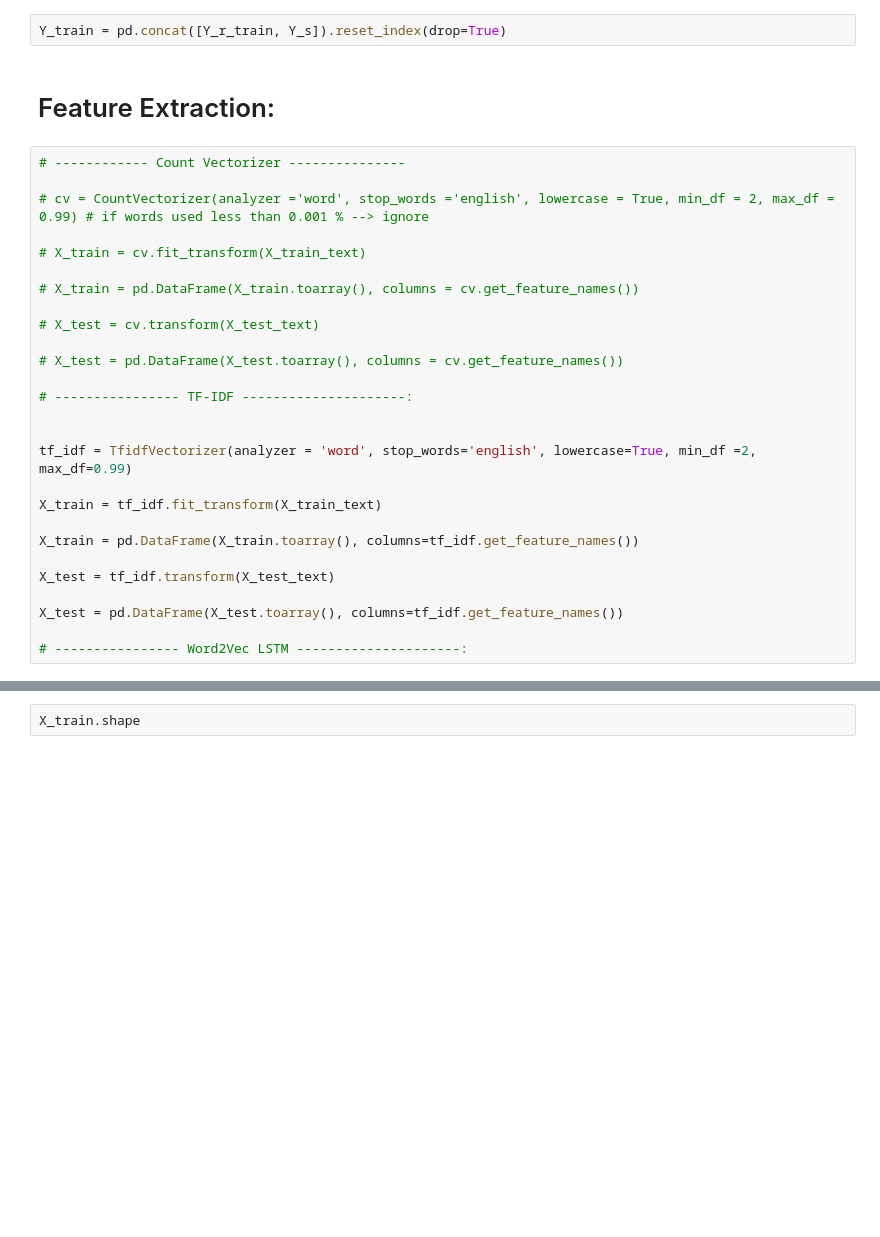
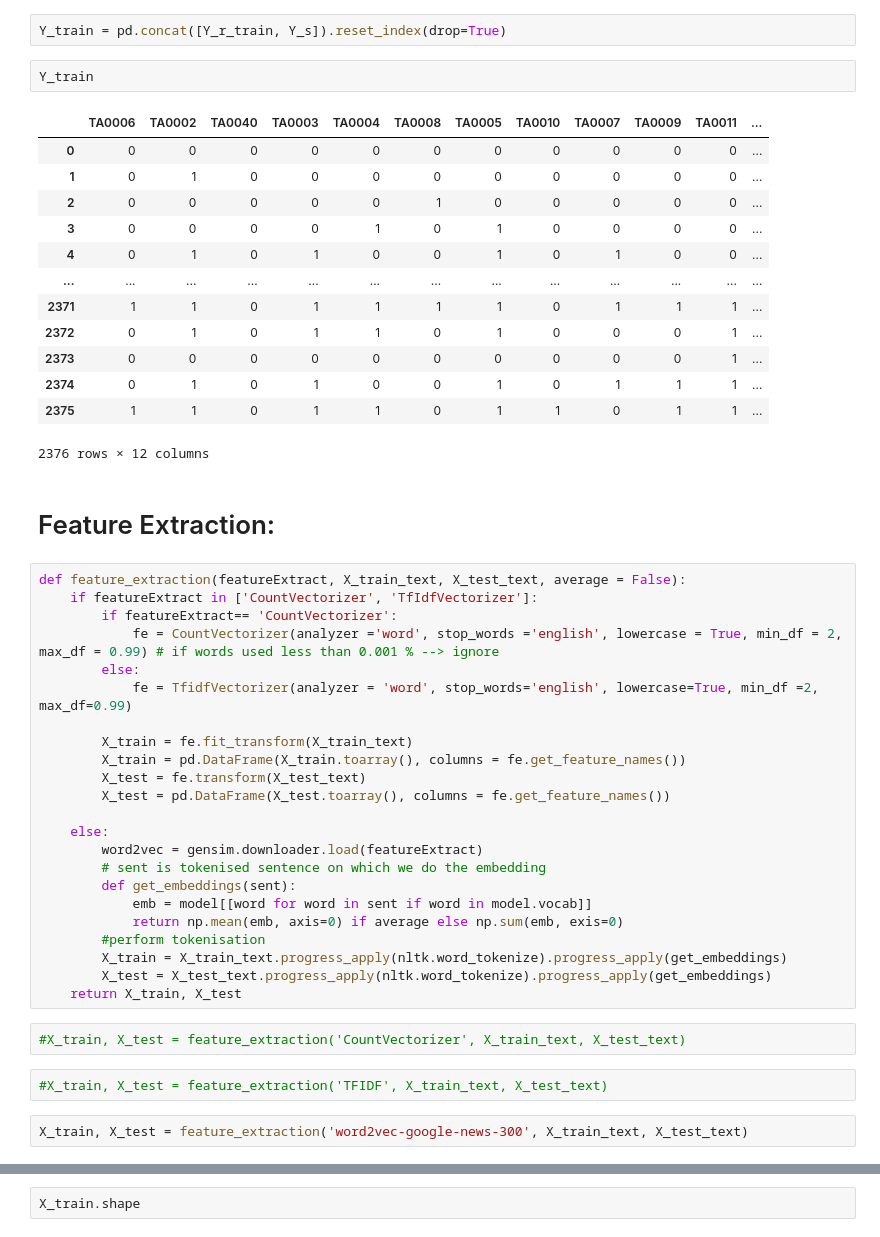
Before and after one commit to livia-glf/Automated-CTI-Analysis, a Jupyter notebook: Notebook/Tactics_ML_Model.ipynb, the cells around one changed output, grey strips where cells are left out. Cells and saved outputs as stored; diff of their text form; blank space fills up the shorter version.

Commit message:
test git

```diff
--- a/Notebook/Tactics_ML_Model.ipynb
+++ b/Notebook/Tactics_ML_Model.ipynb
@@ -63,32 +167,50 @@ X_r_train, X_test_text, Y_r_train, Y_test = train_test_split(X_r, Y_r, test_size
 X_train_text = pd.concat([X_r_train, X_s])
 # %%
 Y_train = pd.concat([Y_r_train, Y_s]).reset_index(drop=True)
+# %%
+Y_train
+# %% [output]
+|  | TA0006 | TA0002 | TA0040 | TA0003 | TA0004 | TA0008 | TA0005 | TA0010 | TA0007 | TA0009 | TA0011 | ... |
+| 0 | 0 | 0 | 0 | 0 | 0 | 0 | 0 | 0 | 0 | 0 | 0 | ... |
+| 1 | 0 | 1 | 0 | 0 | 0 | 0 | 0 | 0 | 0 | 0 | 0 | ... |
+| 2 | 0 | 0 | 0 | 0 | 0 | 1 | 0 | 0 | 0 | 0 | 0 | ... |
+| 3 | 0 | 0 | 0 | 0 | 1 | 0 | 1 | 0 | 0 | 0 | 0 | ... |
+| 4 | 0 | 1 | 0 | 1 | 0 | 0 | 1 | 0 | 1 | 0 | 0 | ... |
+| ... | ... | ... | ... | ... | ... | ... | ... | ... | ... | ... | ... | ... |
+| 2371 | 1 | 1 | 0 | 1 | 1 | 1 | 1 | 0 | 1 | 1 | 1 | ... |
+| 2372 | 0 | 1 | 0 | 1 | 1 | 0 | 1 | 0 | 0 | 0 | 1 | ... |
+| 2373 | 0 | 0 | 0 | 0 | 0 | 0 | 0 | 0 | 0 | 0 | 1 | ... |
+| 2374 | 0 | 1 | 0 | 1 | 0 | 0 | 1 | 0 | 1 | 1 | 1 | ... |
+| 2375 | 1 | 1 | 0 | 1 | 1 | 0 | 1 | 1 | 0 | 1 | 1 | ... |
+2376 rows × 12 columns
 # %% [markdown]
 # Feature Extraction:
 # %%
-# ------------ Count Vectorizer ---------------
+def feature_extraction(featureExtract, X_train_text, X_test_text, average = False):
+    if featureExtract in ['CountVectorizer', 'TfIdfVectorizer']:
+        if featureExtract== 'CountVectorizer':
+            fe = CountVectorizer(analyzer ='word', stop_words ='english', lowercase = True, min_df = 2, max_df = 0.99) # if words used less than 0.001 % --> ignore
+        else:
+            fe = TfidfVectorizer(analyzer = 'word', stop_words='english', lowercase=True, min_df =2, max_df=0.99)
 
-# cv = CountVectorizer(analyzer ='word', stop_words ='english', lowercase = True, min_df = 2, max_df = 0.99) # if words used less than 0.001 % --> ignore
+        X_train = fe.fit_transform(X_train_text)
+        X_train = pd.DataFrame(X_train.toarray(), columns = fe.get_feature_names())
+        X_test = fe.transform(X_test_text)
+        X_test = pd.DataFrame(X_test.toarray(), columns = fe.get_feature_names())
 
-# X_train = cv.fit_transform(X_train_text)
-
-# X_train = pd.DataFrame(X_train.toarray(), columns = cv.get_feature_names())
-
-# X_test = cv.transform(X_test_text)
-
-# X_test = pd.DataFrame(X_test.toarray(), columns = cv.get_feature_names())
-
-# ---------------- TF-IDF ---------------------:
-
-
-tf_idf = TfidfVectorizer(analyzer = 'word', stop_words='english', lowercase=True, min_df =2, max_df=0.99)
-
-X_train = tf_idf.fit_transform(X_train_text)
-
-X_train = pd.DataFrame(X_train.toarray(), columns=tf_idf.get_feature_names())
-
-X_test = tf_idf.transform(X_test_text)
-
-X_test = pd.DataFrame(X_test.toarray(), columns=tf_idf.get_feature_names())
-
-# ---------------- Word2Vec LSTM ---------------------:
+    else:
+        word2vec = gensim.downloader.load(featureExtract)
+        # sent is tokenised sentence on which we do the embedding
+        def get_embeddings(sent):
+            emb = model[[word for word in sent if word in model.vocab]]
+            return np.mean(emb, axis=0) if average else np.sum(emb, exis=0)
+        #perform tokenisation
+        X_train = X_train_text.progress_apply(nltk.word_tokenize).progress_apply(get_embeddings)
+        X_test = X_test_text.progress_apply(nltk.word_tokenize).progress_apply(get_embeddings)
+    return X_train, X_test
+# %%
+#X_train, X_test = feature_extraction('CountVectorizer', X_train_text, X_test_text)
+# %%
+#X_train, X_test = feature_extraction('TFIDF', X_train_text, X_test_text)
+# %%
+X_train, X_test = feature_extraction('word2vec-google-news-300', X_train_text, X_test_text)
```
Also changed, not shown: parts of 44 cells of this notebook.
